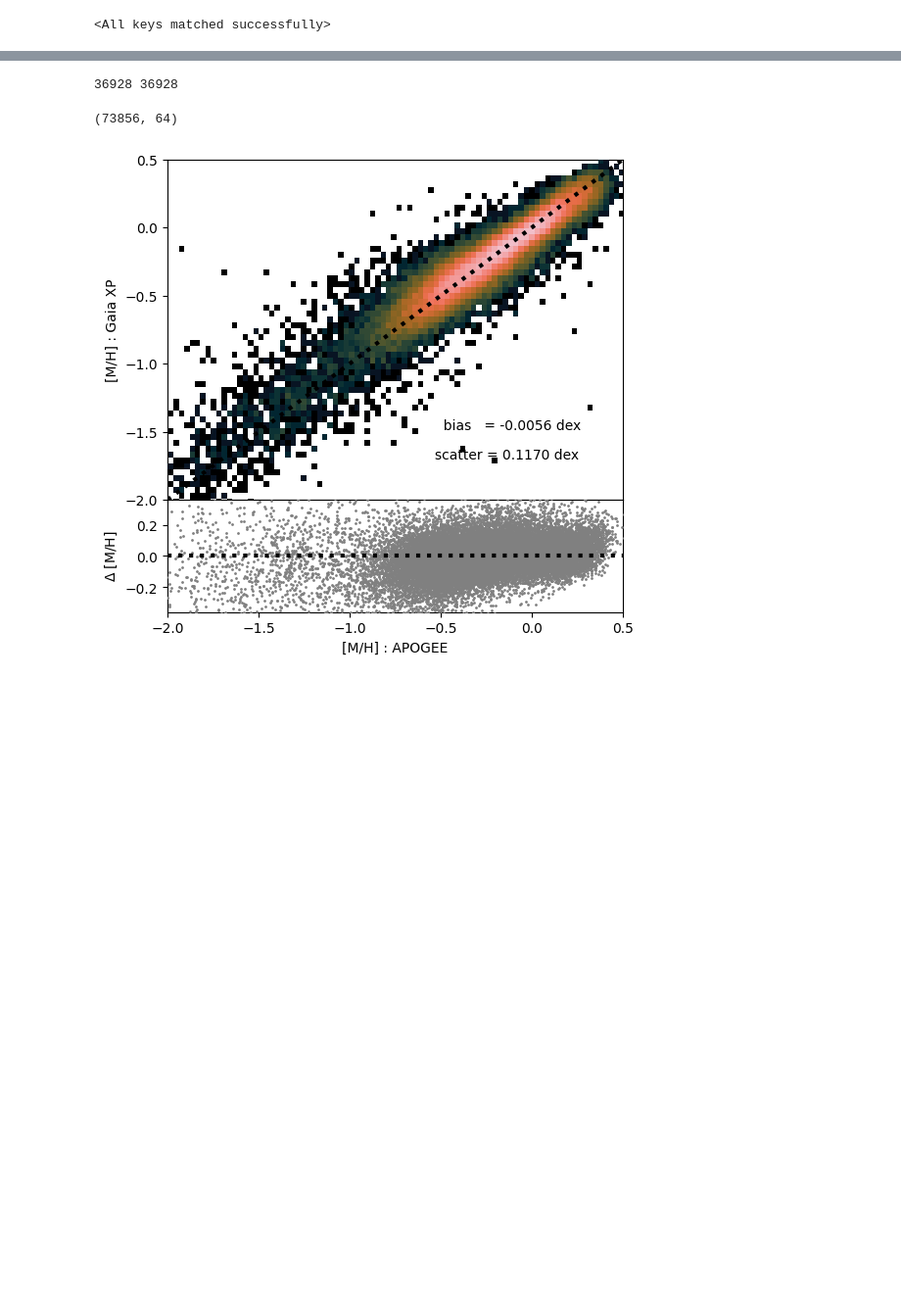
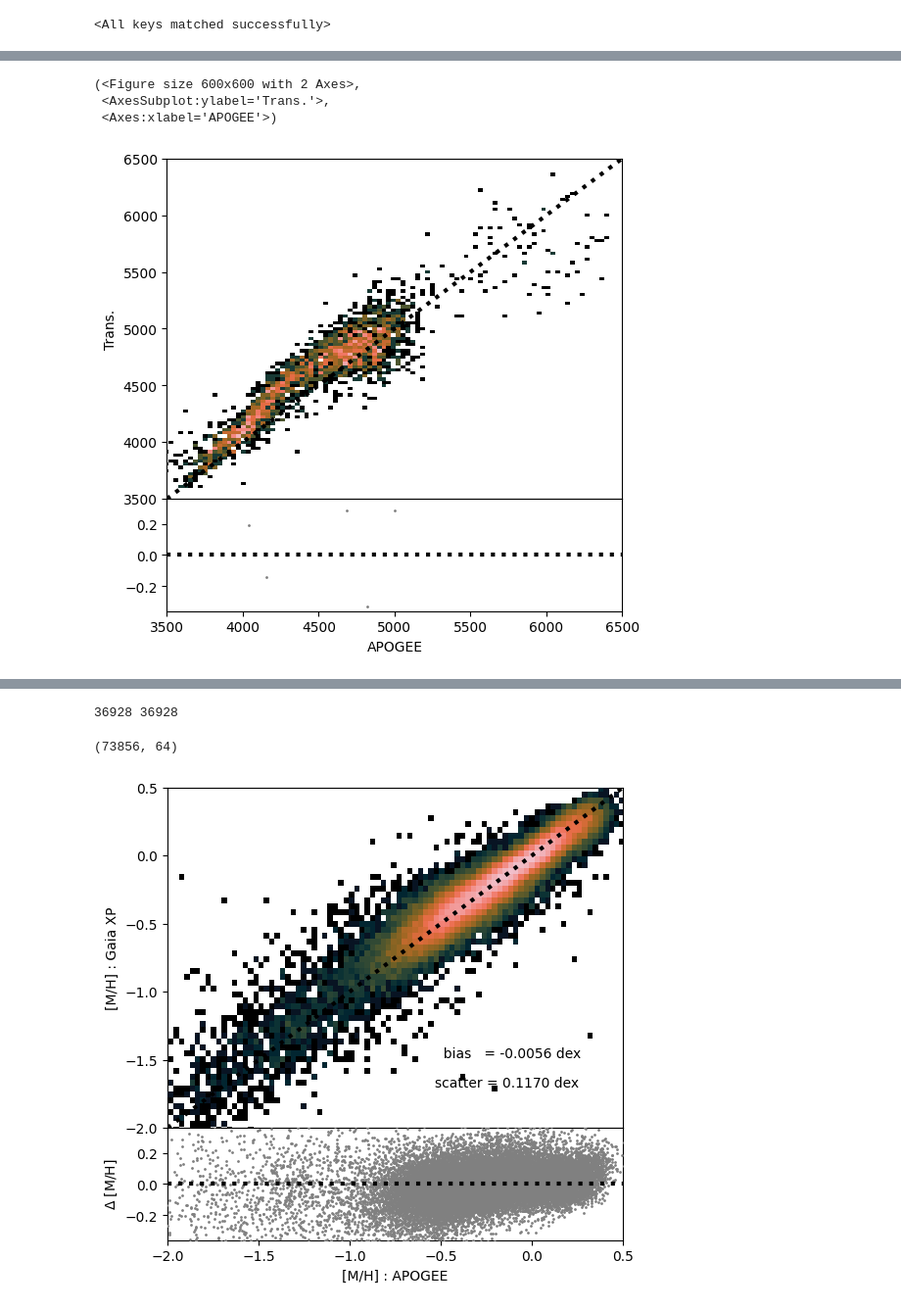
Before and after one commit to jiadonglee/aspgap, a Jupyter notebook: docs/gaiaXP.ipynb, the cells around one changed output, grey strips where cells are left out. Shown at 98% size. Cells and saved outputs as stored; diff of their text form; code cells hidden in the pictures; blank space fills up the shorter version.

Commit message:
train 4 labels mse

```diff
--- a/docs/gaiaXP.ipynb
+++ b/docs/gaiaXP.ipynb
@@ -491,8 +447,7 @@ device = torch.device('cuda:1')
 TOTAL_NUM = 6000
 BATCH_SIZE = 1024
 
-gdata  = GaiaXPlabel_cont(data_dir+tr_file, total_num=TOTAL_NUM,
-part_train=False, device=device)
+gdata  = GaiaXPlabel_cont(data_dir+tr_file, total_num=TOTAL_NUM, part_train=True, device=device)
 
 val_size = int(0.1*len(gdata))
 A_size = int(0.5*(len(gdata)-val_size))
@@ -552,9 +521,10 @@ drwxrwxr-x. 2 jdli jdli     4096 Nov 12 23:17 1111
 # %%
-model_name_A = '/model/GXPcont_abundance/1111/enc_GXPcont_221110_NGlll_A_ep1001.pt'
-model_name_B = '/model/GXPcont_abundance/enc_GXPcont_221110_NGlll_B_ep300.pt'
+modelA_tefflogg = 'model/1115/sp2tefflogg_mse_A_ep500.pt'
+modelA_mohaom   = 'model/1115/sp2mohaom_mse_A_ep94.pt'
 
-modelA.load_state_dict(torch.load(data_dir+model_name_A))
-modelB.load_state_dict(torch.load(data_dir+model_name_B))
+
+model_tefflogg.load_state_dict(torch.load(data_dir+modelA_tefflogg))
+model_mohaom.load_state_dict(torch.load(data_dir+modelA_mohaom))
 # %% [output]
 <All keys matched successfully>
 # %%
@@ -622,9 +592,32 @@ def predict(data_loader, model):
             for idl in id_batch:
                 id_lst.append(idl)
 
-    out_lst, y_lst = np.array(out_lst).reshape(-1,2), np.array(y_lst).reshape(-1,2)
+    out_lst, y_lst = np.array(out_lst).reshape(-1,2), np.array(y_lst).reshape(-1,4)
+    return out_lst, y_lst, id_lst
+
+def predict_4d(data_loader, model1, model2):
+
+    out_lst, y_lst = np.array([]), np.array([])
+    id_lst = []
+
+    with torch.no_grad():
+        for data in tqdm(data_loader):
+
+            output1 = model1(data['x'])
+            output2 = model2(torch.concat((data['x'], output1.view(-1, 1, 2)), dim=2))
+            out_lst = np.append(out_lst, torch.concat((output1, output2), dim=1).cpu().numpy())
+            y_lst   = np.append(y_lst, data['y'].cpu().numpy())
+
+            id_batch =  list(np.int64(data['id']))
+
+            del output1, output2, data
+
+            for idl in id_batch:
+                id_lst.append(idl)
+
+    out_lst, y_lst = np.array(out_lst).reshape(-1,4), np.array(y_lst).reshape(-1,4)
     return out_lst, y_lst, id_lst
 
 
-out_lst_B1, y_lst_B1, idB1 = predict(B_loader, modelA)
-out_lst_A1, y_lst_A1, idA1 = predict(A_loader, modelB)
+# pred_B, y_true_B, idB = predict_4d(B_loader, model_tefflogg, model_mohaom)
+pred_B, y_true_B, idB = predict(B_loader, model_tefflogg)
@@ -630,0 +676,9 @@ out_lst_A1, y_lst_A1, idA1 = predict(A_loader, modelB)
+# %%
+idx = 0
+
+draw_compare(10**pred_B[:,idx], 10**y_true_B[:,idx], xmin=3500, xmax=6500)
+# %% [output]
+(<Figure size 600x600 with 2 Axes>,
+ <AxesSubplot:ylabel='Trans.'>,
+ <Axes:xlabel='APOGEE'>)
+[figure, added]
```
Also changed, not shown: parts of 29 cells of this notebook, 3 other files.
